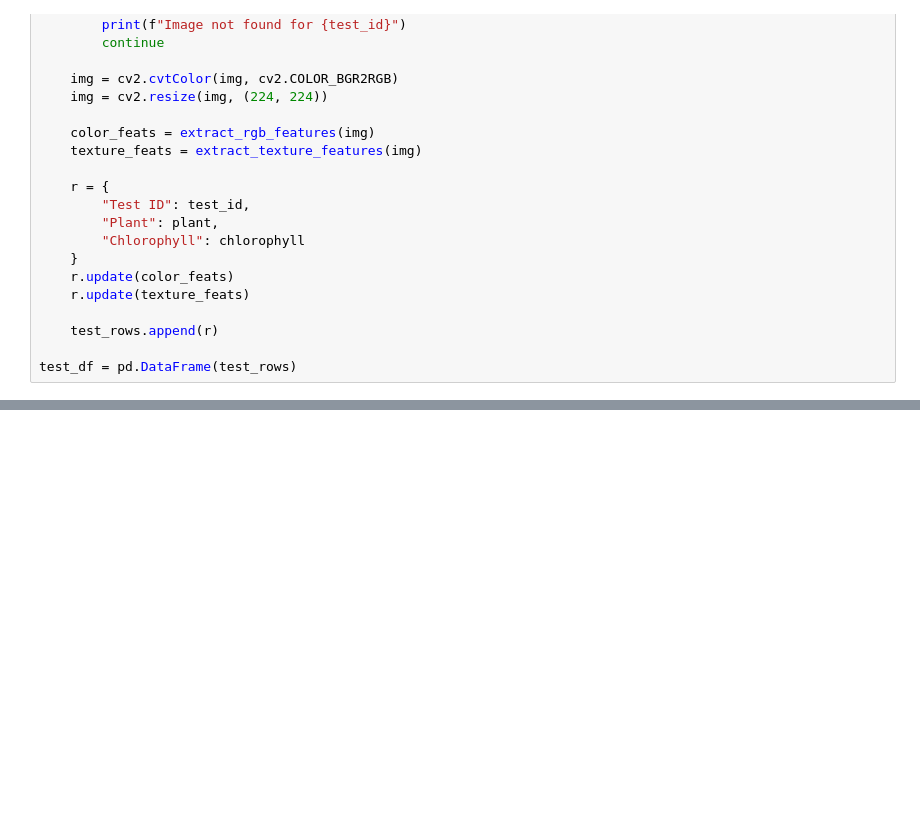
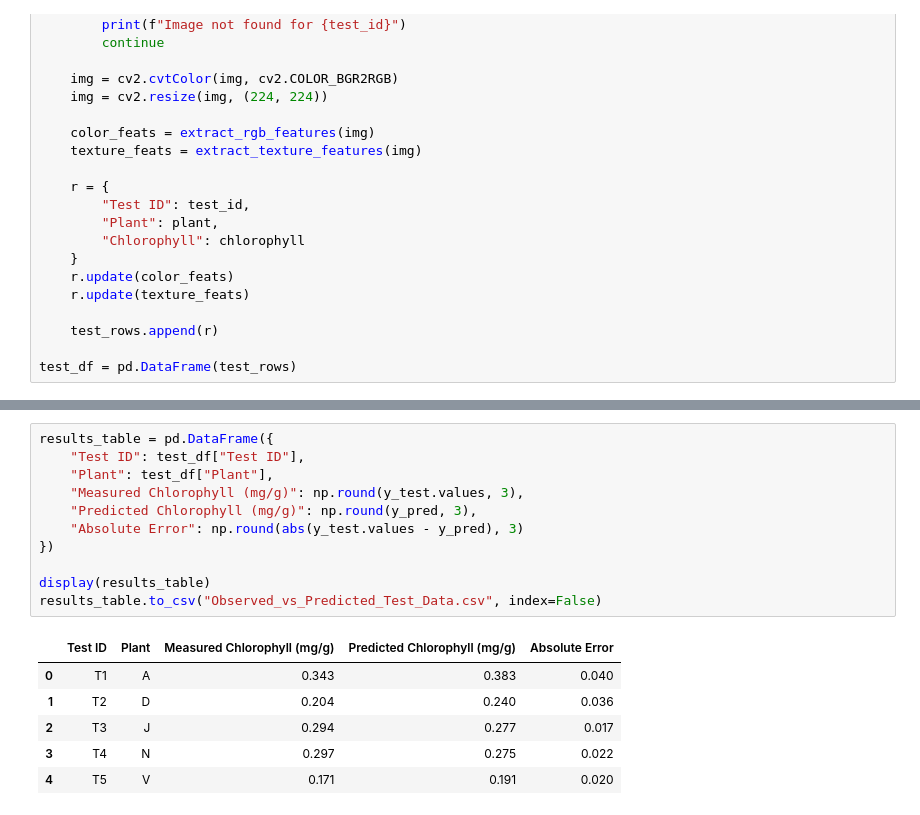
Before and after one commit to aarushi-das2/PlantHealth, a Jupyter notebook: ai-based-non-destructive-plant-health-assessment.ipynb, the cells around one changed output, grey strips where cells are left out. Drawn from its saved outputs; the diff is of its cells as text; blank space fills up the shorter version.

Commit message:
Kaggle Notebook | AI-Based Non-Destructive Plant Health Assessment | Version 3

```diff
--- a/ai-based-non-destructive-plant-health-assessment.ipynb
+++ b/ai-based-non-destructive-plant-health-assessment.ipynb
@@ -332,3 +347,21 @@ plt.show()
+# %%
+results_table = pd.DataFrame({
+    "Test ID": test_df["Test ID"],
+    "Plant": test_df["Plant"],
+    "Measured Chlorophyll (mg/g)": np.round(y_test.values, 3),
+    "Predicted Chlorophyll (mg/g)": np.round(y_pred, 3),
+    "Absolute Error": np.round(abs(y_test.values - y_pred), 3)
+})
+
+display(results_table)
+results_table.to_csv("Observed_vs_Predicted_Test_Data.csv", index=False)
+# %% [output]
+|  | Test ID | Plant | Measured Chlorophyll (mg/g) | Predicted Chlorophyll (mg/g) | Absolute Error |
+| 0 | T1 | A | 0.343 | 0.383 | 0.040 |
+| 1 | T2 | D | 0.204 | 0.240 | 0.036 |
+| 2 | T3 | J | 0.294 | 0.277 | 0.017 |
+| 3 | T4 | N | 0.297 | 0.275 | 0.022 |
+| 4 | T5 | V | 0.171 | 0.191 | 0.020 |
 # %%
 y_true = test_df["Chlorophyll"].values
 y_pred = test_df["Predicted_Chlorophyll"].values
```
Also changed, not shown: parts of 7 cells of this notebook.
